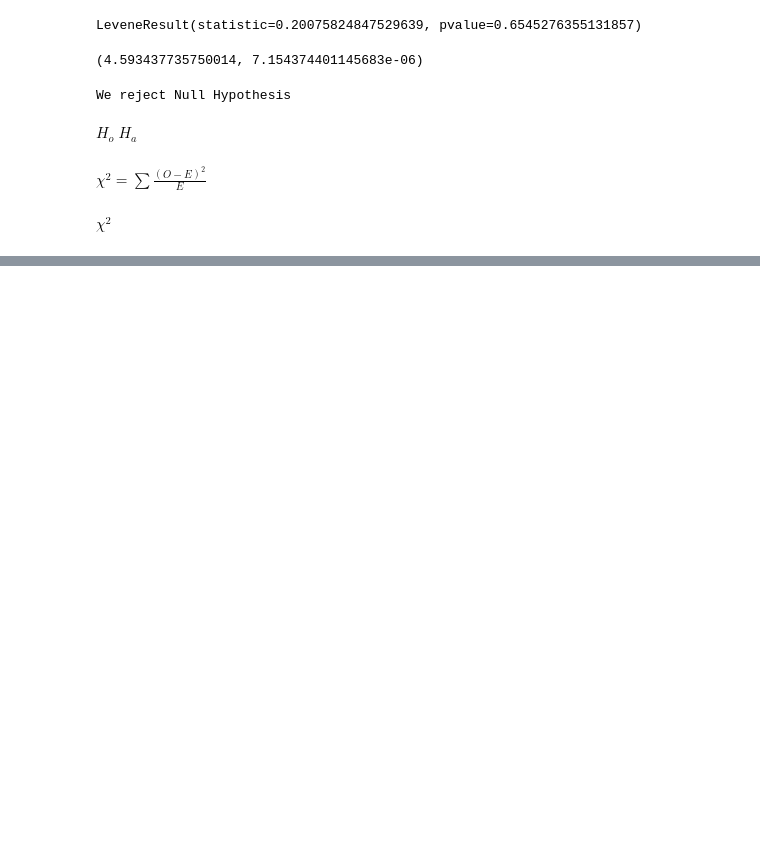
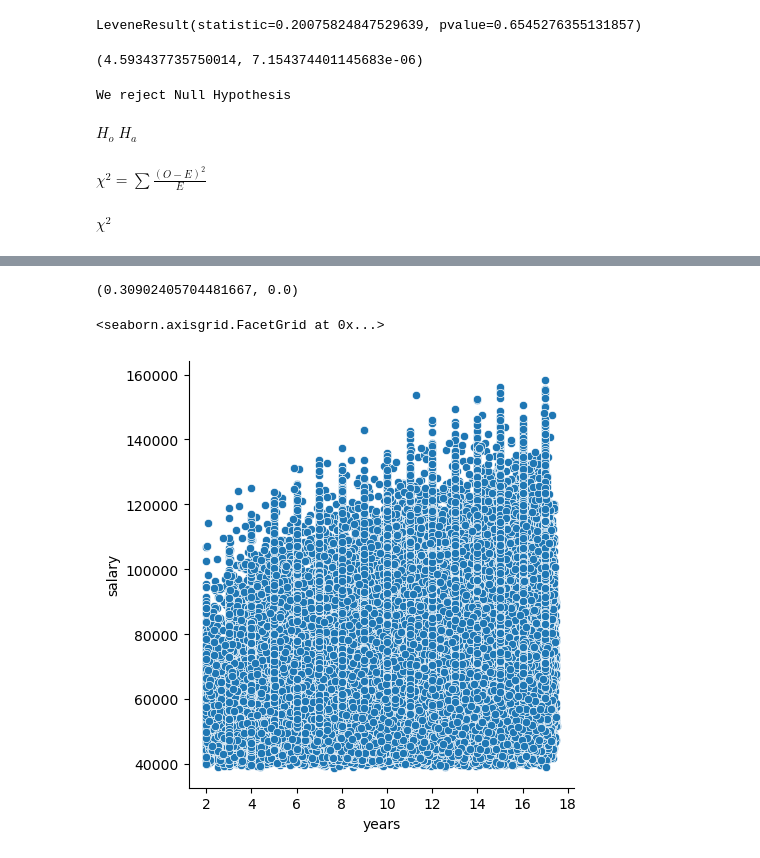
Before and after one commit to Keila-Camarillo/statistics-exercises, a Jupyter notebook: hypothesis_testing.ipynb, the cells around one changed output, grey strips where cells are left out. Saved outputs shown, nothing was run; the diff lists cells and outputs as text; code cells hidden in the pictures; blank space fills up the shorter version.

```diff
--- a/hypothesis_testing.ipynb
+++ b/hypothesis_testing.ipynb
@@ -303,0 +392,2 @@ IsADirectoryError: [Errno 21] Is a directory: '/Users/kcamarillo/codeup-data-sci
+# %%
+emp = pd.read_sql("select e.emp_no as emp_id, datediff(s.from_date, e.hire_date) as days, s.salary as salary from employees as e join salaries as s using(emp_no) where to_date > curdate()", env.get_db_url("employees"))
@@ -303,0 +410,5 @@ IsADirectoryError: [Errno 21] Is a directory: '/Users/kcamarillo/codeup-data-sci
+# %%
+emp["days"] = emp["days"].astype(float)
+emp["years"] = emp["days"] /365
+years = emp.years
+salary = emp.salary
@@ -303,0 +431,9 @@ IsADirectoryError: [Errno 21] Is a directory: '/Users/kcamarillo/codeup-data-sci
+# %%
+r1, p1
+# %% [output]
+(0.30902405704481667, 0.0)
+# %%
+sns.relplot(data=emp, x=years, y=salary)
+# %% [output]
+<seaborn.axisgrid.FacetGrid at 0x...>
+[figure, added]
```
Also changed, not shown: parts of 70 cells of this notebook.
